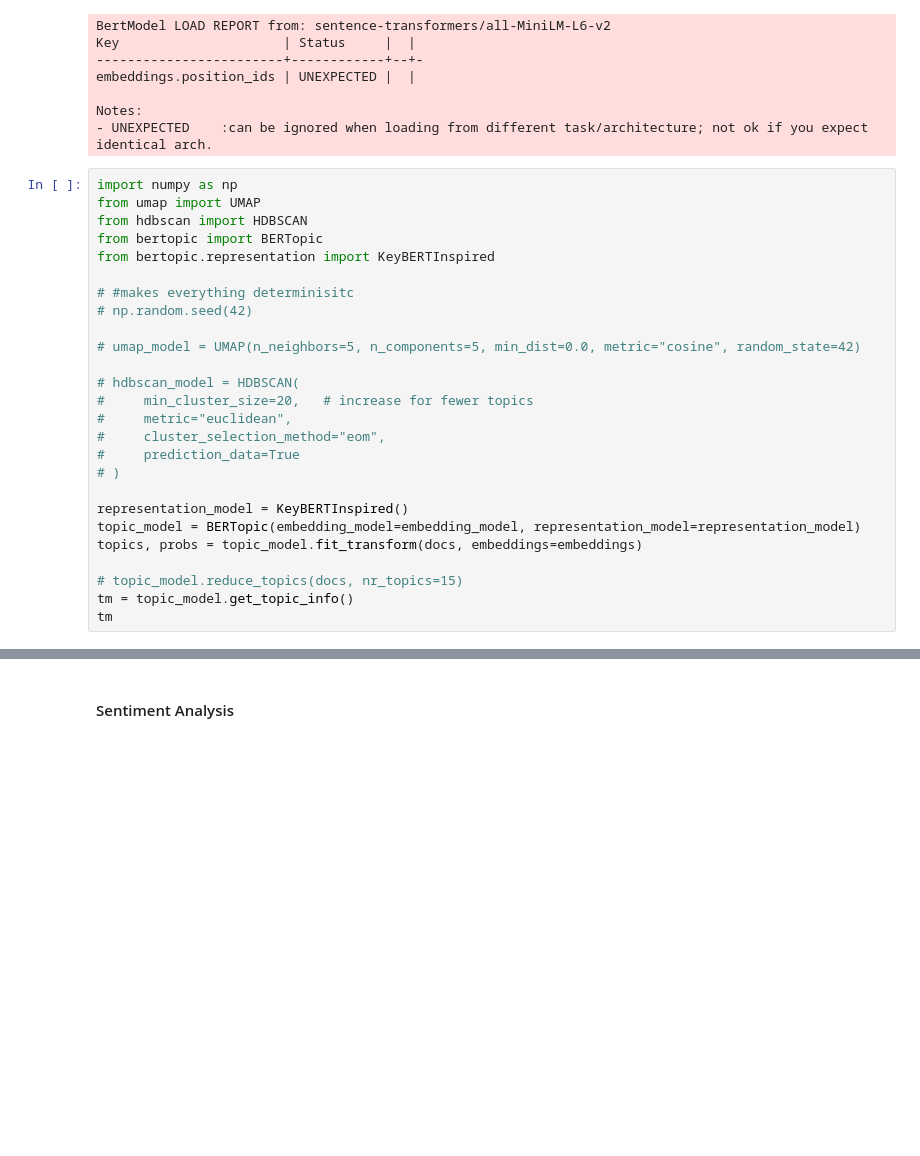
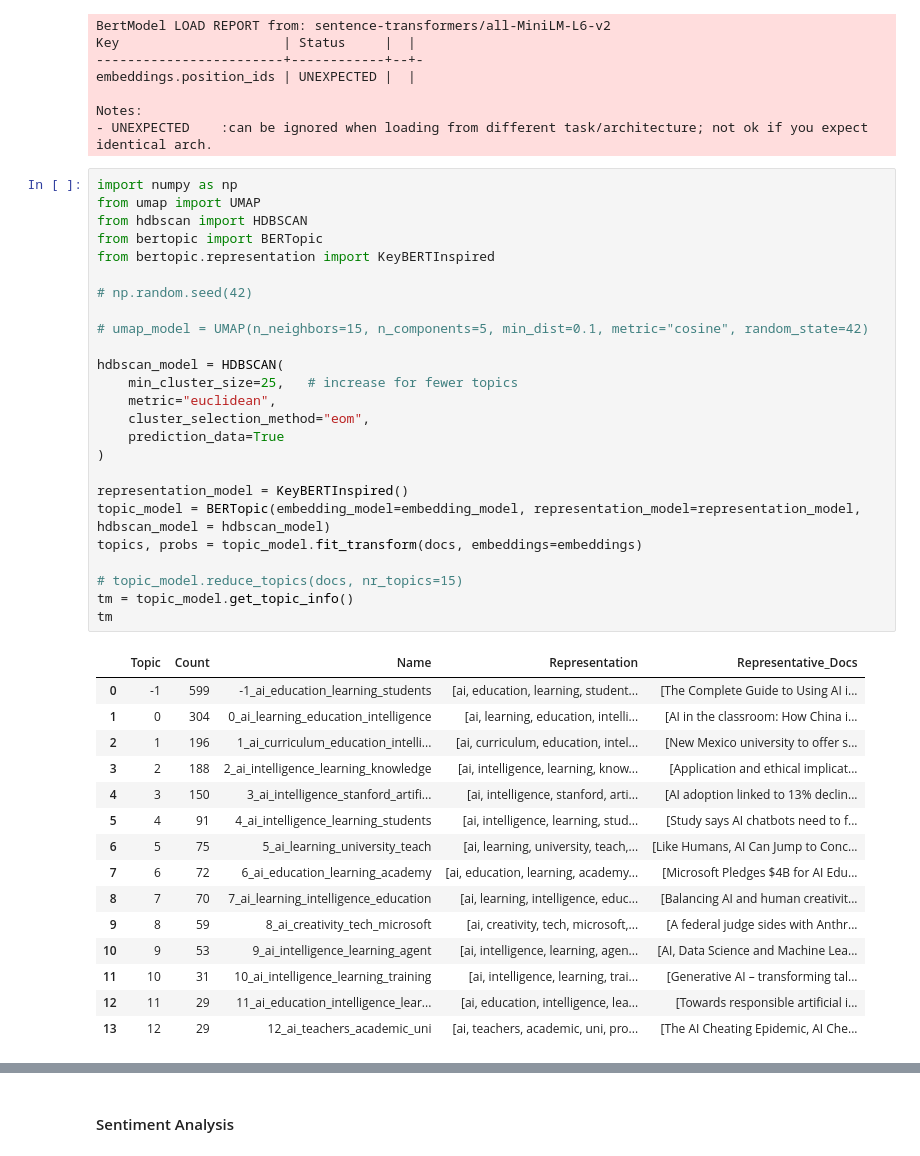
Before and after one commit to nmea002/MNB, a Jupyter notebook: job.ipynb, the cells around one changed output, grey strips where cells are left out. Saved outputs shown, nothing was run; the diff lists cells and outputs as text; blank space fills up the shorter version.

```diff
--- a/job.ipynb
+++ b/job.ipynb
@@ -61,28 +61,43 @@ Notes:
 # %%
 import numpy as np
 from umap import UMAP
 from hdbscan import HDBSCAN
 from bertopic import BERTopic
 from bertopic.representation import KeyBERTInspired
 
-# #makes everything determinisitc
 # np.random.seed(42)
 
-# umap_model = UMAP(n_neighbors=5, n_components=5, min_dist=0.0, metric="cosine", random_state=42)
+# umap_model = UMAP(n_neighbors=15, n_components=5, min_dist=0.1, metric="cosine", random_state=42)
 
-# hdbscan_model = HDBSCAN(
-#     min_cluster_size=20,   # increase for fewer topics
-#     metric="euclidean",
-#     cluster_selection_method="eom",
-#     prediction_data=True
-# )
+hdbscan_model = HDBSCAN(
+    min_cluster_size=25,   # increase for fewer topics
+    metric="euclidean",
+    cluster_selection_method="eom",
+    prediction_data=True
+)
 
 representation_model = KeyBERTInspired()
-topic_model = BERTopic(embedding_model=embedding_model, representation_model=representation_model)
+topic_model = BERTopic(embedding_model=embedding_model, representation_model=representation_model, hdbscan_model = hdbscan_model)
 topics, probs = topic_model.fit_transform(docs, embeddings=embeddings)
 
 # topic_model.reduce_topics(docs, nr_topics=15)
 tm = topic_model.get_topic_info()
 tm
+# %% [output]
+|  | Topic | Count | Name | Representation | Representative_Docs |
+| 0 | -1 | 599 | -1_ai_education_learning_students | [ai, education, learning, student... | [The Complete Guide to Using AI i... |
+| 1 | 0 | 304 | 0_ai_learning_education_intelligence | [ai, learning, education, intelli... | [AI in the classroom: How China i... |
+| 2 | 1 | 196 | 1_ai_curriculum_education_intelli... | [ai, curriculum, education, intel... | [New Mexico university to offer s... |
+| 3 | 2 | 188 | 2_ai_intelligence_learning_knowledge | [ai, intelligence, learning, know... | [Application and ethical implicat... |
+| 4 | 3 | 150 | 3_ai_intelligence_stanford_artifi... | [ai, intelligence, stanford, arti... | [AI adoption linked to 13% declin... |
+| 5 | 4 | 91 | 4_ai_intelligence_learning_students | [ai, intelligence, learning, stud... | [Study says AI chatbots need to f... |
+| 6 | 5 | 75 | 5_ai_learning_university_teach | [ai, learning, university, teach,... | [Like Humans, AI Can Jump to Conc... |
+| 7 | 6 | 72 | 6_ai_education_learning_academy | [ai, education, learning, academy... | [Microsoft Pledges $4B for AI Edu... |
+| 8 | 7 | 70 | 7_ai_learning_intelligence_education | [ai, learning, intelligence, educ... | [Balancing AI and human creativit... |
+| 9 | 8 | 59 | 8_ai_creativity_tech_microsoft | [ai, creativity, tech, microsoft,... | [A federal judge sides with Anthr... |
+| 10 | 9 | 53 | 9_ai_intelligence_learning_agent | [ai, intelligence, learning, agen... | [AI, Data Science and Machine Lea... |
+| 11 | 10 | 31 | 10_ai_intelligence_learning_training | [ai, intelligence, learning, trai... | [Generative AI – transforming tal... |
+| 12 | 11 | 29 | 11_ai_education_intelligence_lear... | [ai, education, intelligence, lea... | [Towards responsible artificial i... |
+| 13 | 12 | 29 | 12_ai_teachers_academic_uni | [ai, teachers, academic, uni, pro... | [The AI Cheating Epidemic, AI Che... |
 # %%
 with open("Topics.txt", 'w') as f:
```
Also changed, not shown: parts of 8 cells of this notebook, 4 other files.
